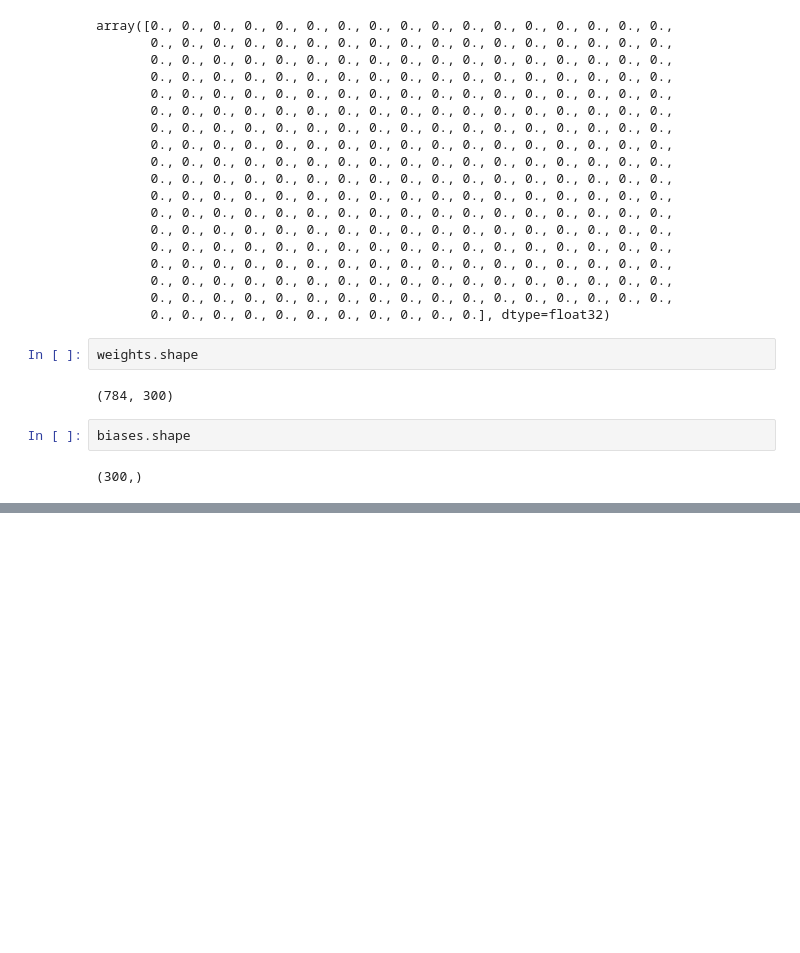
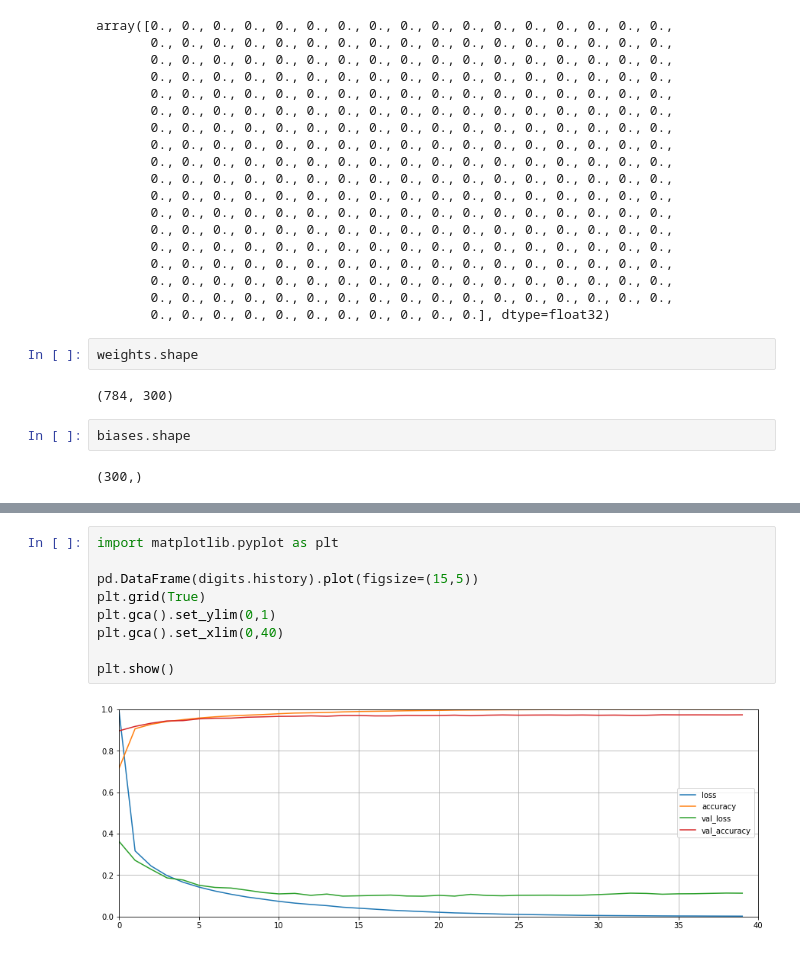
Before and after one commit to tisSoFluffy/MSDS422_ML, a Jupyter notebook: Assignment_6/Assignment_6.ipynb, the cells around one changed output, grey strips where cells are left out. Saved outputs shown, nothing was run; the diff lists cells and outputs as text; blank space fills up the shorter version.

```diff
--- a/Assignment_6/Assignment_6.ipynb
+++ b/Assignment_6/Assignment_6.ipynb
@@ -144,0 +231,11 @@ Epoch 40/40
+# %%
+import matplotlib.pyplot as plt
+
+pd.DataFrame(digits.history).plot(figsize=(15,5))
+plt.grid(True)
+plt.gca().set_ylim(0,1)
+plt.gca().set_xlim(0,40)
+
+plt.show()
+# %% [output]
+[figure, added]
```
Also changed, not shown: parts of 17 cells of this notebook.
